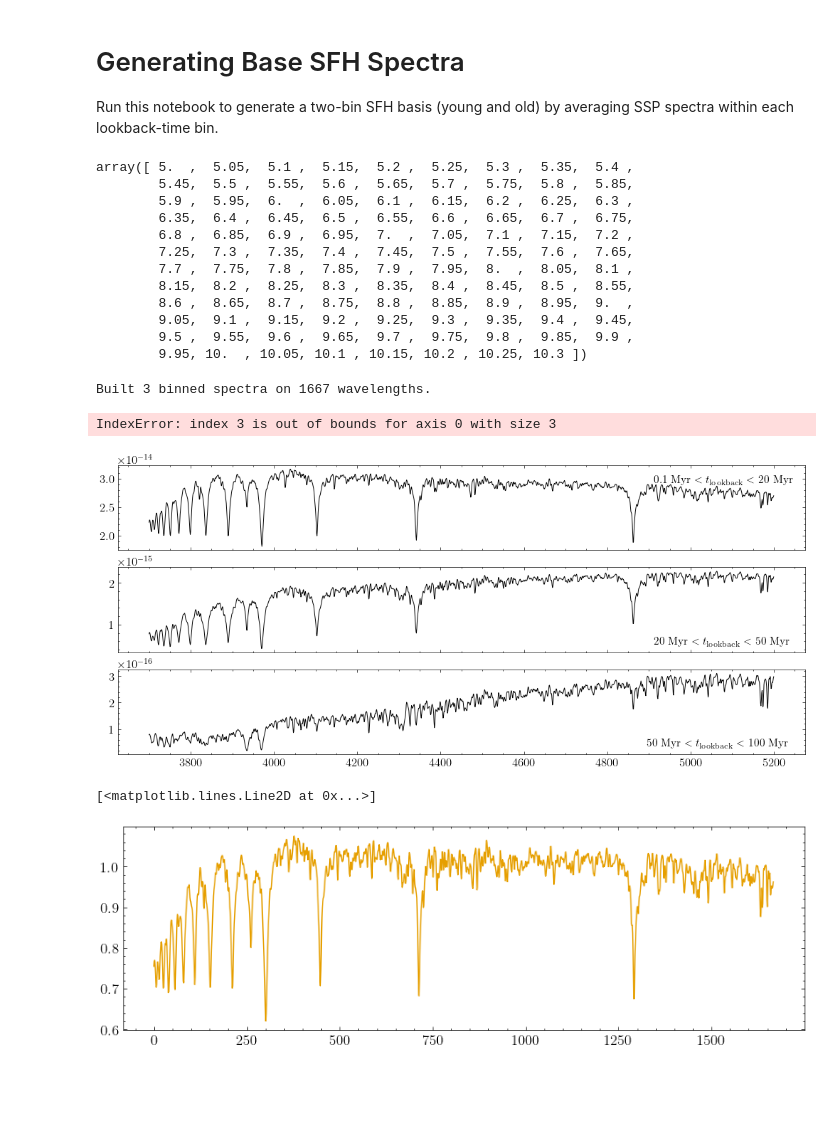
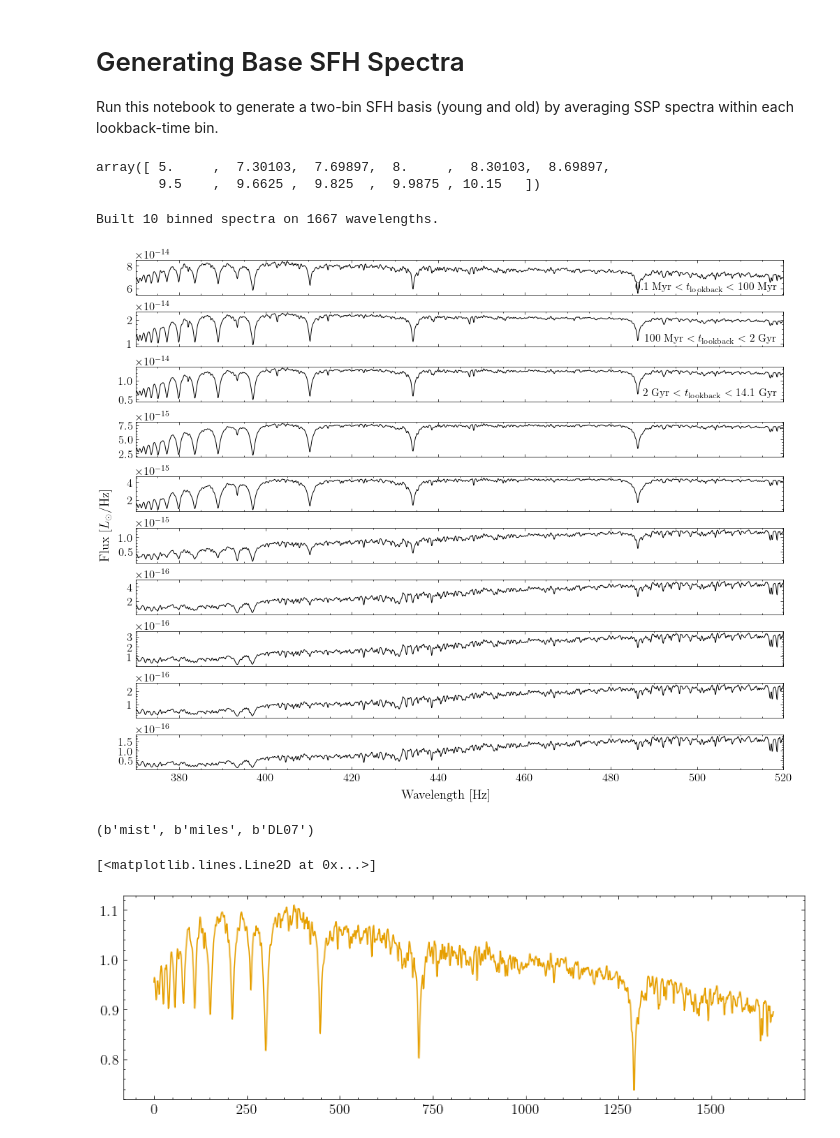
Before and after one commit to vernica-mehta/honours-project, a Jupyter notebook: code/notebooks/sfh.ipynb, the cells around one changed output. Cells and saved outputs as stored; diff of their text form; code cells hidden in the pictures; blank space fills up the shorter version.

```diff
--- a/code/notebooks/sfh.ipynb
+++ b/code/notebooks/sfh.ipynb
@@ -21,25 +21,15 @@ sp = fsps.StellarPopulation(
     nebemlineinspec=False,
 )
 # %%
-
-#bin_arr = np.r_[np.array([0.1, 20, 50, 100, 200, 500])*1e6, np.logspace(9.5, 10.15, 5)]
+#bin_arr = np.r_[np.array([0.1, 20, 100, 500])*1e6, np.logspace(9.5, 10.15, 3)] # six bins
 #bin_arr = np.r_[np.array([0.1, 500])*1e6, 10**(10.15)] # two bins for old and young
-bins = np.log10(np.array([10**5, 100*10**6, 2*10**9, 10**10.15]))
+bin_arr = np.r_[np.array([0.1, 20, 50, 100, 200, 500])*1e6, np.logspace(9.5, 10.15, 5)] # 10 bins
+bins = np.log10(bin_arr)
 # %%
-sp.ssp_ages
+bins
 # %% [output]
-array([ 5.  ,  5.05,  5.1 ,  5.15,  5.2 ,  5.25,  5.3 ,  5.35,  5.4 ,
-        5.45,  5.5 ,  5.55,  5.6 ,  5.65,  5.7 ,  5.75,  5.8 ,  5.85,
-        5.9 ,  5.95,  6.  ,  6.05,  6.1 ,  6.15,  6.2 ,  6.25,  6.3 ,
-        6.35,  6.4 ,  6.45,  6.5 ,  6.55,  6.6 ,  6.65,  6.7 ,  6.75,
-        6.8 ,  6.85,  6.9 ,  6.95,  7.  ,  7.05,  7.1 ,  7.15,  7.2 ,
-        7.25,  7.3 ,  7.35,  7.4 ,  7.45,  7.5 ,  7.55,  7.6 ,  7.65,
-        7.7 ,  7.75,  7.8 ,  7.85,  7.9 ,  7.95,  8.  ,  8.05,  8.1 ,
-        8.15,  8.2 ,  8.25,  8.3 ,  8.35,  8.4 ,  8.45,  8.5 ,  8.55,
-        8.6 ,  8.65,  8.7 ,  8.75,  8.8 ,  8.85,  8.9 ,  8.95,  9.  ,
-        9.05,  9.1 ,  9.15,  9.2 ,  9.25,  9.3 ,  9.35,  9.4 ,  9.45,
-        9.5 ,  9.55,  9.6 ,  9.65,  9.7 ,  9.75,  9.8 ,  9.85,  9.9 ,
-        9.95, 10.  , 10.05, 10.1 , 10.15, 10.2 , 10.25, 10.3 ])
+array([ 5.     ,  7.30103,  7.69897,  8.     ,  8.30103,  8.69897,
+        9.5    ,  9.6625 ,  9.825  ,  9.9875 , 10.15   ])
 # %%
 w,s = sp.get_spectrum()
 ages = sp.ssp_ages
@@ -68,5 +58,5 @@ for i in range(n_bins):
 avg_spectra = np.vstack(avg_spectra)
 print(f"Built {avg_spectra.shape[0]} binned spectra on {avg_spectra.shape[1]} wavelengths.")
 # %% [output]
-Built 3 binned spectra on 1667 wavelengths.
+Built 10 binned spectra on 1667 wavelengths.
 # %%
@@ -74,35 +64,31 @@ np.save('/home/vmehta/honours-project/code/data/sfh_threebins_spectra.npy', avg_
 # %%
-fig, ax = plt.subplots(3, 1, figsize=(10, 4.5), sharex=True, constrained_layout=True)
+fig, ax = plt.subplots(10, 1, figsize=(10, 8), sharex=True, constrained_layout=True)
 for i, spec in enumerate(avg_spectra):
-    ax[i].plot(w, spec, 'k', linewidth=0.7)
+    ax[i].plot(w/10, spec, 'k', linewidth=0.7)
 
-ax[0].text(0.78, 0.8, '0.1 Myr $<t_\\mathrm{lookback}<$ 20 Myr', transform=ax[0].transAxes)
-ax[1].text(0.78, 0.1, '20 Myr $<t_\\mathrm{lookback}<$ 50 Myr', transform=ax[1].transAxes)
-ax[2].text(0.77, 0.1, '50 Myr $<t_\\mathrm{lookback}<$ 100 Myr', transform=ax[2].transAxes)
-ax[3].text(0.76, 0.1, '100 Myr $<t_\\mathrm{lookback}<$ 200 Myr', transform=ax[3].transAxes)
-ax[4].text(0.76, 0.1, '200 Myr $<t_\\mathrm{lookback}<$ 500 Myr', transform=ax[4].transAxes)
-ax[5].text(0.76, 0.1, '500 Myr $<t_\\mathrm{lookback}<$ 3.16 Gyr', transform=ax[5].transAxes)
-ax[6].text(0.76, 0.1, '3.16 Gyr $<t_\\mathrm{lookback}<$ 4.60 Gyr', transform=ax[6].transAxes)
-ax[7].text(0.76, 0.1, '4.60 Gyr $<t_\\mathrm{lookback}<$ 6.68 Gyr', transform=ax[7].transAxes)
-ax[8].text(0.76, 0.1, '6.68 Gyr $<t_\\mathrm{lookback}<$ 9.72 Gyr', transform=ax[8].transAxes)
-ax[9].text(0.76, 0.1, '9.72 Gyr $<t_\\mathrm{lookback}<$ 14.1 Gyr', transform=ax[9].transAxes)
+ax[0].text(0.99, 0.1, '0.1 Myr $<t_\\mathrm{lookback}<$ 100 Myr', transform=ax[0].transAxes, horizontalalignment='right', verticalalignment='bottom')
+ax[1].text(0.99, 0.1, '100 Myr $<t_\\mathrm{lookback}<$ 2 Gyr', transform=ax[1].transAxes, horizontalalignment='right', verticalalignment='bottom')
+ax[2].text(0.99, 0.1, '2 Gyr $<t_\\mathrm{lookback}<$ 14.1 Gyr', transform=ax[2].transAxes, horizontalalignment='right', verticalalignment='bottom')
 
-ax[0].set_xlim(3700,5200)
-fig.supylabel('Flux [arbitrary units]')
-fig.supxlabel('Wavelength [Angstroms]')
+ax[0].set_xlim(370,520)
+fig.supylabel(f'Flux [$L_\\odot/\\mathrm{{Hz}}$]')
+fig.supxlabel('Wavelength [Hz]')
 
 plt.savefig('/home/vmehta/honours-project/thesis/figures/sfh_averages.pdf', format='pdf')
 plt.show()
 # %% [output]
-IndexError: index 3 is out of bounds for axis 0 with size 3
-[figure, old version]
+[figure, new version]
+# %%
+sp.libraries
+# %% [output]
+(b'mist', b'miles', b'DL07')
 # %%
 f = np.load('/avatar/vmehta/sfh_1000_3bins_20260323_155219/sfh_1000_3bins_20260323_155219_spectra.npy')
 plt.figure(figsize=(10,3))
-plt.plot(f[400])
+plt.plot(f[500])
 # %% [output]
 [<matplotlib.lines.Line2D at 0x...>]
-[figure, old version]
+[figure, new version]
 # %%
 from pathlib import Path
 from astropy.io import fits
```
Also changed, not shown: parts of 4 cells of this notebook, 8 other files.
